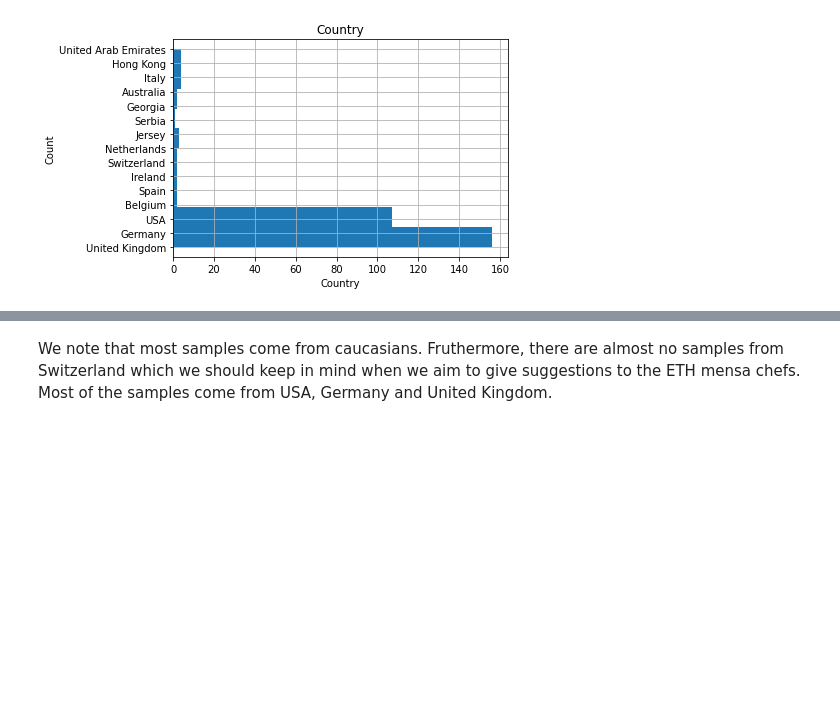
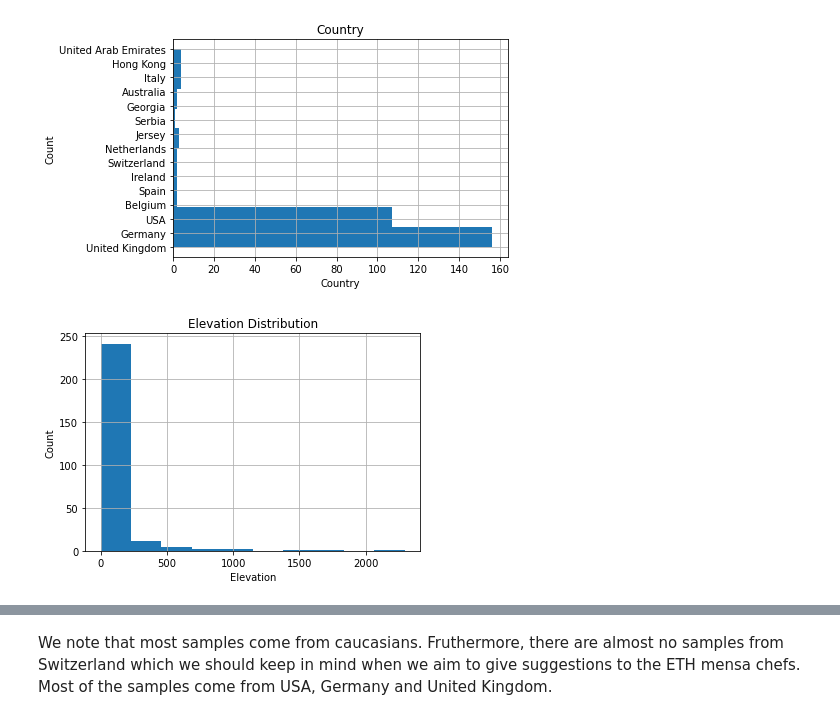
Before and after one commit to dhasanova99/HealthyFood, a Jupyter notebook: JupyterDocs/FirstLook.ipynb, the cells around one changed output, grey strips where cells are left out. Cells and saved outputs as stored; diff of their text form; code cells hidden in the pictures; blank space fills up the shorter version.

```diff
--- a/JupyterDocs/FirstLook.ipynb
+++ b/JupyterDocs/FirstLook.ipynb
@@ -179,3 +200,12 @@ plt.grid(True)
 plt.show()
 # %% [output]
 [figure]
+# %%
+plt.hist('GEN_elevation', data=df_meta_clean)
+plt.ylabel('Count')
+plt.xlabel('Elevation')
+plt.title('Elevation Distribution')
+plt.grid(True)
+plt.show()
+# %% [output]
+[figure, added]
```
Also changed, not shown: parts of 14 cells of this notebook, 1 other file.
